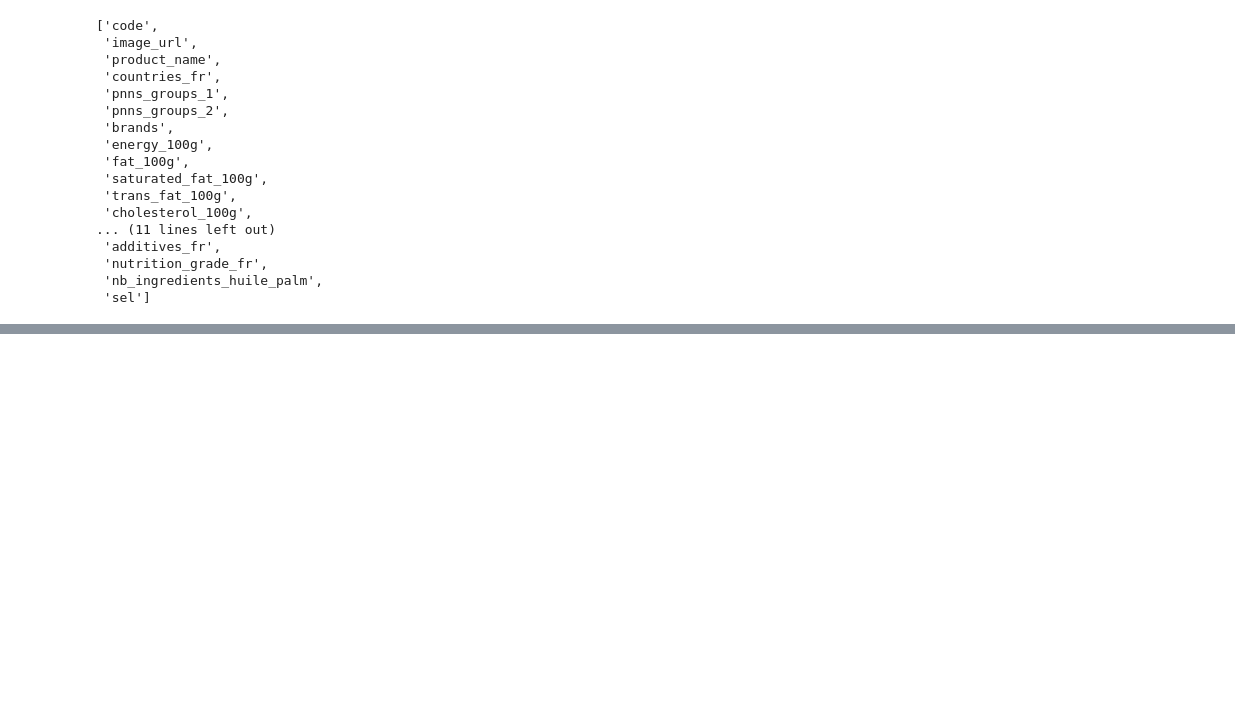
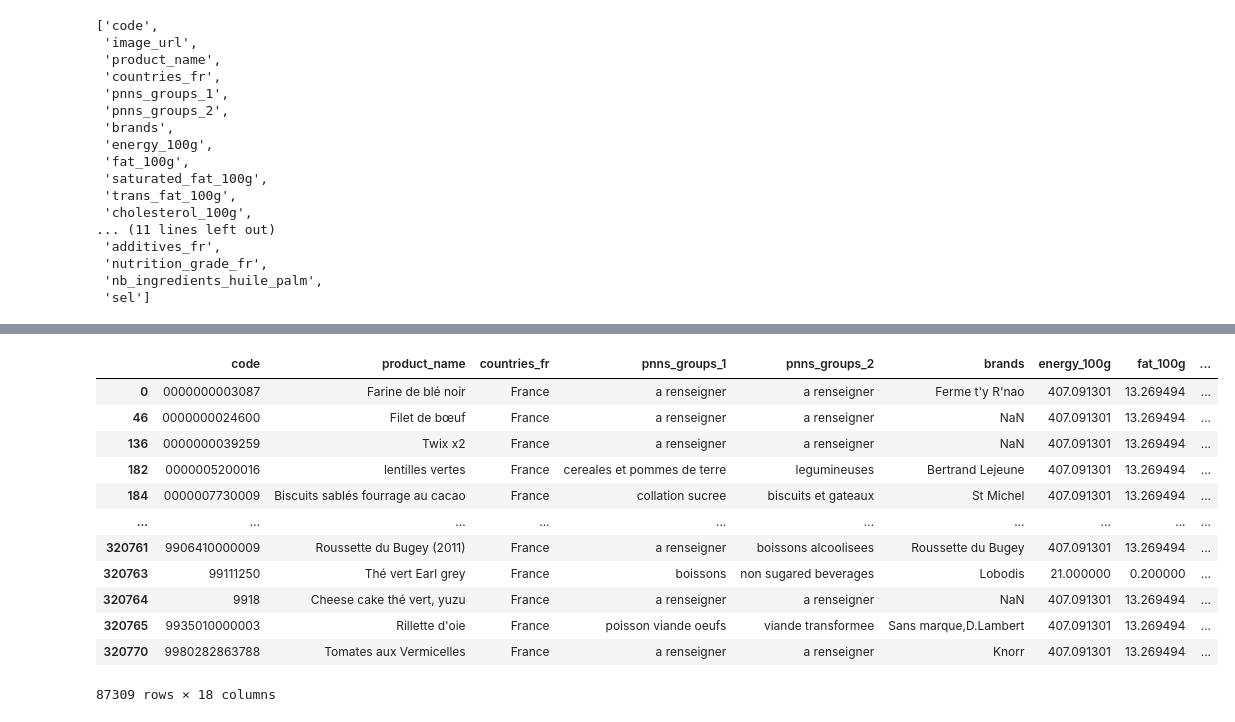
Before and after one commit to TheoChastrePradat/OC_DataScientist_P3, a Jupyter notebook: Projet_3/Script/OpenFoodFacts.ipynb, the cells around one changed output, grey strips where cells are left out. Drawn from its saved outputs; the diff is of its cells as text; code cells hidden in the pictures; blank space fills up the shorter version.

Commit message:
Update
add KNNImputer

```diff
--- a/Projet_3/Script/OpenFoodFacts.ipynb
+++ b/Projet_3/Script/OpenFoodFacts.ipynb
@@ -1350,0 +1456,23 @@ data_retained.columns.tolist()
+# %%
+# creation d'une variable copie
+data_retained_bis = data_retained.copy()
+
+# Sélection des colonnes fortement corrélées pour une imputation automatique
+columns_to_impute = ['saturated_fat_100g', 'fat_100g', 'energy_100g', 'carbohydrates_100g', 'sugars_100g', 'fiber_100g', 'proteins_100g', 'sel', 'nutrition_score_uk_100g', 'nutrition_score_fr_100g']
+
+# Préparer les données pour KNN Imputation
+data_for_imputation = data_retained_bis[columns_to_impute]
+
+# Initialiser le KNN Imputer
+knn_imputer = KNNImputer(n_neighbors=5)
+
+# Appliquer l'imputation
+data_retained_imputed = pd.DataFrame(knn_imputer.fit_transform(data_for_imputation), columns=columns_to_impute, index=data_for_imputation.index)
+
+# Ajouter les données imputées au dataset original
+data_retained_bis[columns_to_impute] = data_retained_imputed
+
+# Vérifier les valeurs manquantes après imputation
+missing_after_imputation = data_retained_bis[columns_to_impute].isnull().sum()
+
+missing_after_imputation
@@ -1350,0 +1518,16 @@ data_retained.columns.tolist()
+# %%
+data_retained_bis
+# %% [output]
+|  | code | product_name | countries_fr | pnns_groups_1 | pnns_groups_2 | brands | energy_100g | fat_100g | ... |
+| 0 | 0000000003087 | Farine de blé noir | France | a renseigner | a renseigner | Ferme t'y R'nao | 407.091301 | 13.269494 | ... |
+| 46 | 0000000024600 | Filet de bœuf | France | a renseigner | a renseigner | NaN | 407.091301 | 13.269494 | ... |
+| 136 | 0000000039259 | Twix x2 | France | a renseigner | a renseigner | NaN | 407.091301 | 13.269494 | ... |
+| 182 | 0000005200016 | lentilles vertes | France | cereales et pommes de terre | legumineuses | Bertrand Lejeune | 407.091301 | 13.269494 | ... |
+| 184 | 0000007730009 | Biscuits sablés fourrage au cacao | France | collation sucree | biscuits et gateaux | St Michel | 407.091301 | 13.269494 | ... |
+| ... | ... | ... | ... | ... | ... | ... | ... | ... | ... |
+| 320761 | 9906410000009 | Roussette du Bugey (2011) | France | a renseigner | boissons alcoolisees | Roussette du Bugey | 407.091301 | 13.269494 | ... |
+| 320763 | 99111250 | Thé vert Earl grey | France | boissons | non sugared beverages | Lobodis | 21.000000 | 0.200000 | ... |
+| 320764 | 9918 | Cheese cake thé vert, yuzu | France | a renseigner | a renseigner | NaN | 407.091301 | 13.269494 | ... |
+| 320765 | 9935010000003 | Rillette d'oie | France | poisson viande oeufs | viande transformee | Sans marque,D.Lambert | 407.091301 | 13.269494 | ... |
+| 320770 | 9980282863788 | Tomates aux Vermicelles | France | a renseigner | a renseigner | Knorr | 407.091301 | 13.269494 | ... |
+87309 rows × 18 columns
```
Also changed, not shown: parts of 58 cells of this notebook.
